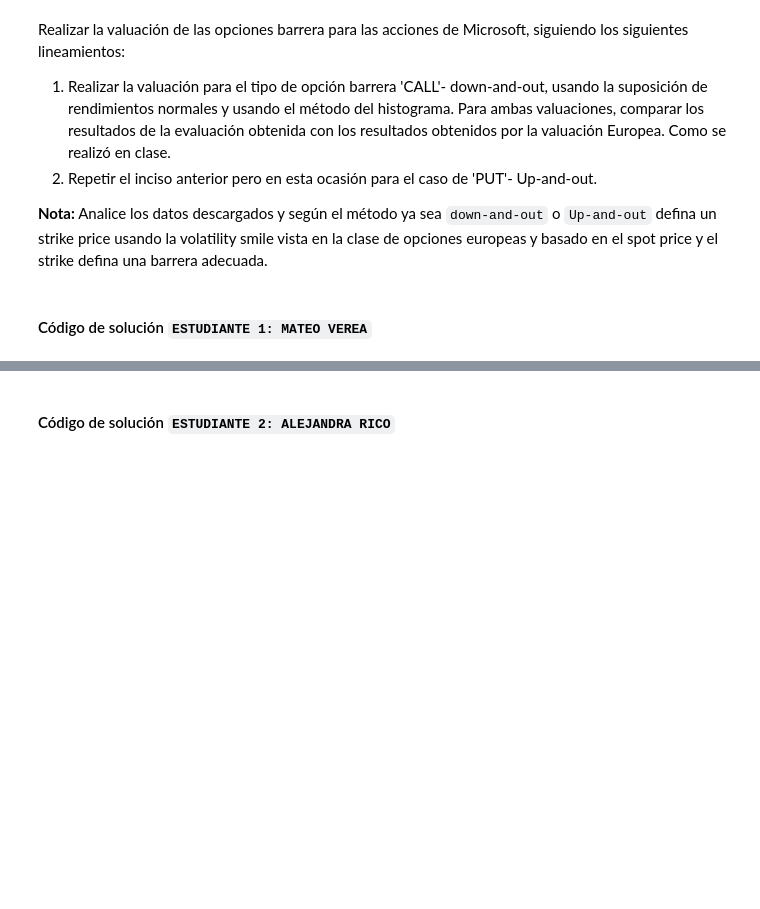
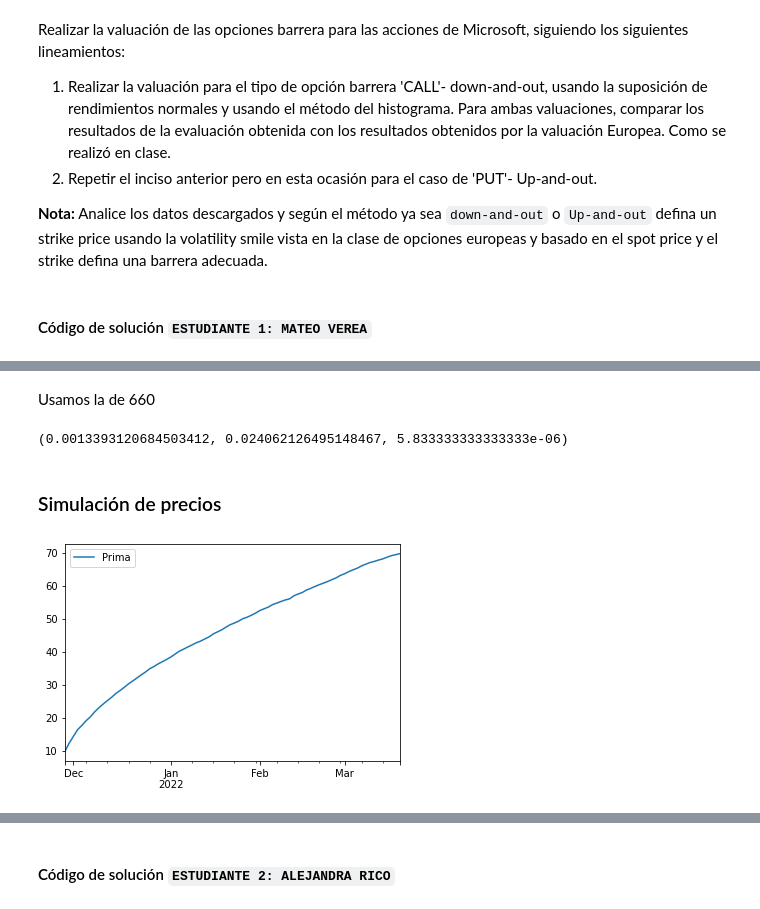
Before and after one commit to Mateoverea/Tarea10_MVerea_ARico, a Jupyter notebook: Tarea10_MVerea_ARico.ipynb, the cells around one changed output, grey strips where cells are left out. Drawn from its saved outputs; the diff is of its cells as text; code cells hidden in the pictures; blank space fills up the shorter version.

```diff
--- a/Tarea10_MVerea_ARico.ipynb
+++ b/Tarea10_MVerea_ARico.ipynb
@@ -49,0 +93,2 @@ pd.set_option('precision', 3)
+# %%
+ret_nflx = calc_daily_ret(closes_nflx)
@@ -49,0 +97,35 @@ pd.set_option('precision', 3)
+# %% [markdown]
+Usamos la de 660
+# %%
+mu = ret_nflx.mean()
+sigma = ret_nflx.std()
+r = 0.0021/360
+mu, sigma, r
+# %% [output]
+(0.0013393120684503412, 0.024062126495148467, 5.833333333333333e-06)
+# %% [markdown]
+### Simulación de precios
+# %%
+from datetime import date
+
+# Datos de la opción y del día de actual
+today = pd.Timestamp(date.today())
+expiry = '2022/03/18'
+
+# Fechas desde el día de hoy hasta la fecha de cierre del contrato (considerando unicamente los días hábiles)
+dates = pd.date_range(start=today, end=expiry, freq='B')
+
+# Cantidad de escenarios a simular para el método de montecarlo
+ndays = len(dates)
+nscen = 10000
+
+K = 660
+S0 = closes_nflx.iloc[-1]
+sim_ret = pd.DataFrame(sigma*np.random.randn(ndays,nscen)+r,index=dates)
+sim_closes = S0*np.exp(sim_ret.cumsum())
+# %%
+strike = K
+call=pd.DataFrame({'Prima':np.exp(-r*ndays)*np.fmax(sim_closes - strike, 0).mean(axis=1)}, index=dates)
+call.plot();
+# %% [output]
+[figure, added]
```
Also changed, not shown: parts of 19 cells of this notebook.
